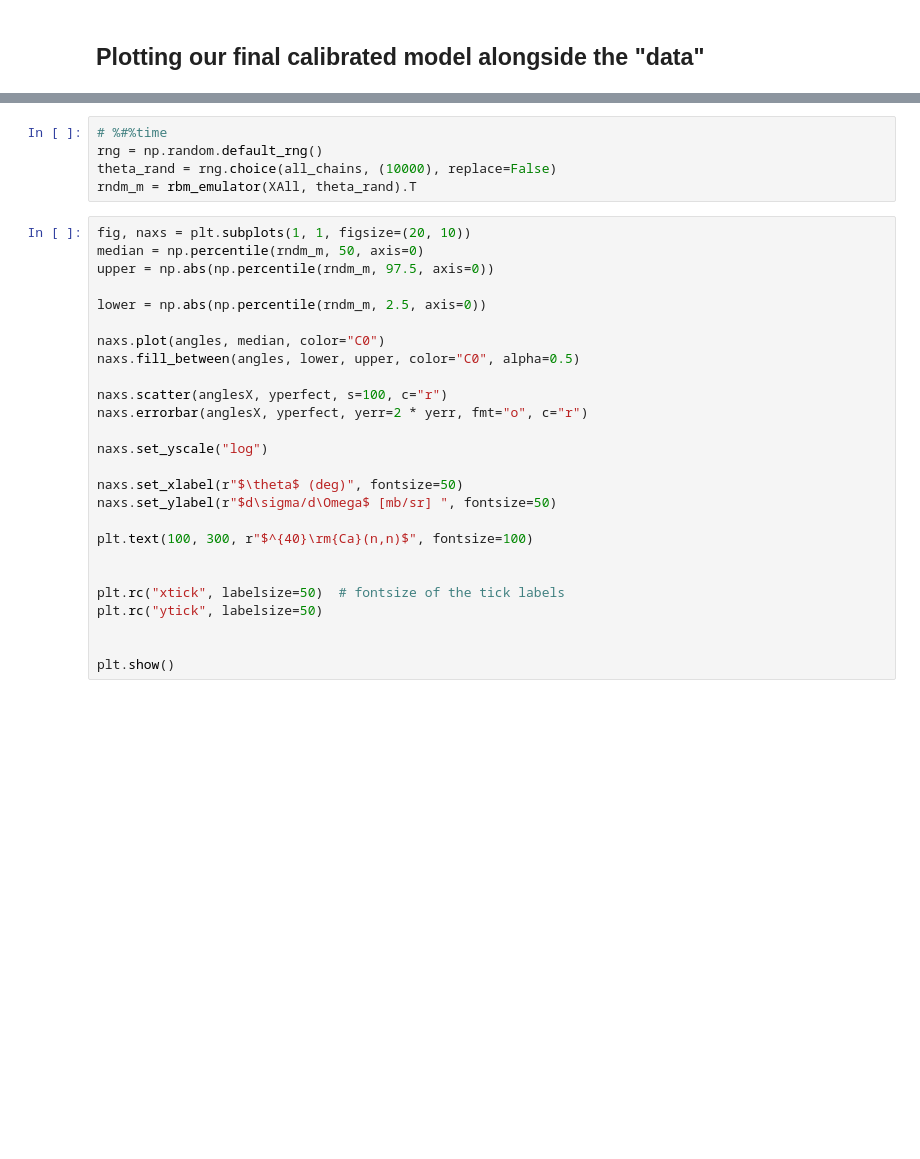
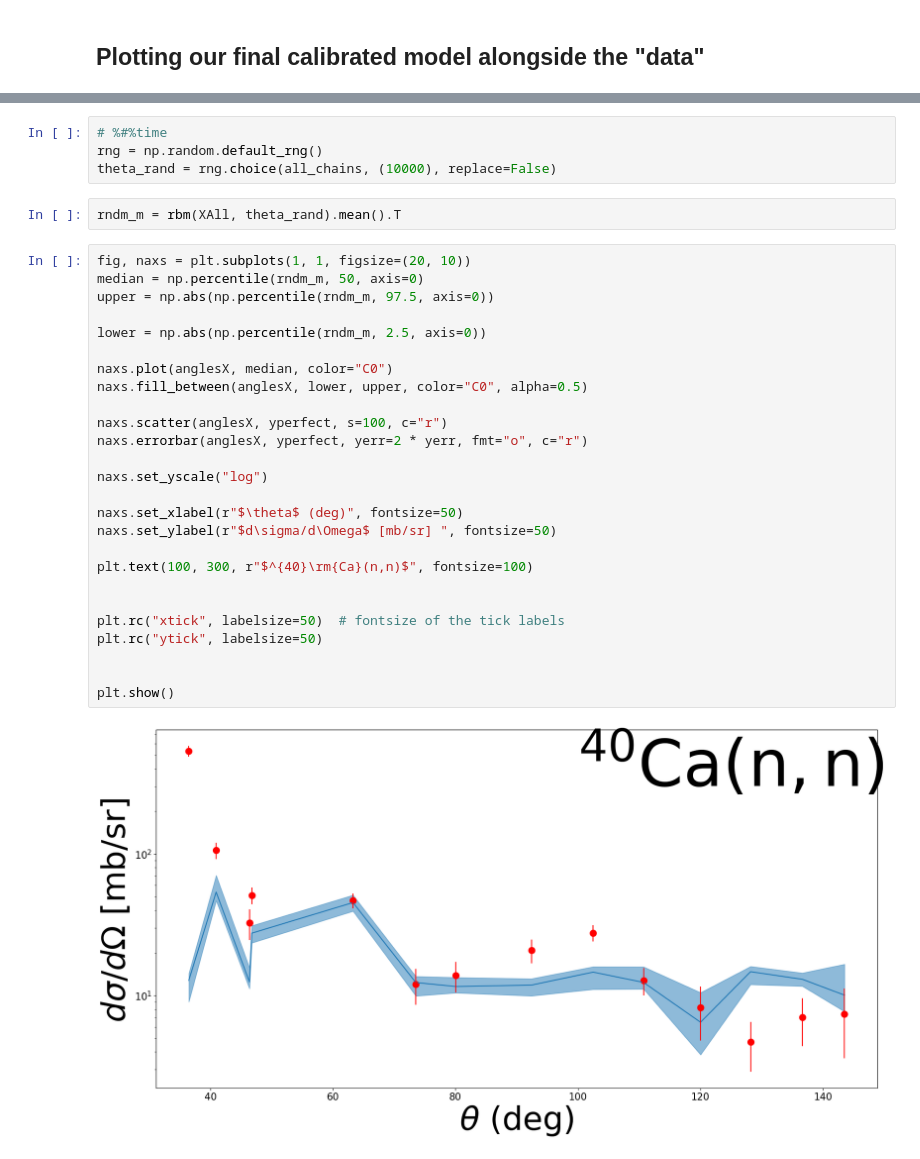
Before and after one commit to bandframework/rose, a Jupyter notebook: tutorials/ROSE_tutorial_2_optical_potential_surmise_UQ.ipynb, the cells around one changed output, grey strips where cells are left out. Saved outputs shown, nothing was run; the diff lists cells and outputs as text; blank space fills up the shorter version.

```diff
--- a/tutorials/ROSE_tutorial_2_optical_potential_surmise_UQ.ipynb
+++ b/tutorials/ROSE_tutorial_2_optical_potential_surmise_UQ.ipynb
@@ -453,30 +487,33 @@ XAll = np.arange(len(angles))
 # %#%time
 rng = np.random.default_rng()
 theta_rand = rng.choice(all_chains, (10000), replace=False)
-rndm_m = rbm_emulator(XAll, theta_rand).T
+# %%
+rndm_m = rbm(XAll, theta_rand).mean().T
 # %%
 fig, naxs = plt.subplots(1, 1, figsize=(20, 10))
 median = np.percentile(rndm_m, 50, axis=0)
 upper = np.abs(np.percentile(rndm_m, 97.5, axis=0))
 
 lower = np.abs(np.percentile(rndm_m, 2.5, axis=0))
 
-naxs.plot(angles, median, color="C0")
-naxs.fill_between(angles, lower, upper, color="C0", alpha=0.5)
+naxs.plot(anglesX, median, color="C0")
+naxs.fill_between(anglesX, lower, upper, color="C0", alpha=0.5)
 
 naxs.scatter(anglesX, yperfect, s=100, c="r")
 naxs.errorbar(anglesX, yperfect, yerr=2 * yerr, fmt="o", c="r")
 
 naxs.set_yscale("log")
 
 naxs.set_xlabel(r"$\theta$ (deg)", fontsize=50)
 naxs.set_ylabel(r"$d\sigma/d\Omega$ [mb/sr] ", fontsize=50)
 
 plt.text(100, 300, r"$^{40}\rm{Ca}(n,n)$", fontsize=100)
 
 
 plt.rc("xtick", labelsize=50)  # fontsize of the tick labels
 plt.rc("ytick", labelsize=50)
 
 
 plt.show()
+# %% [output]
+[figure, added]
```
Also changed, not shown: parts of 12 cells of this notebook.
